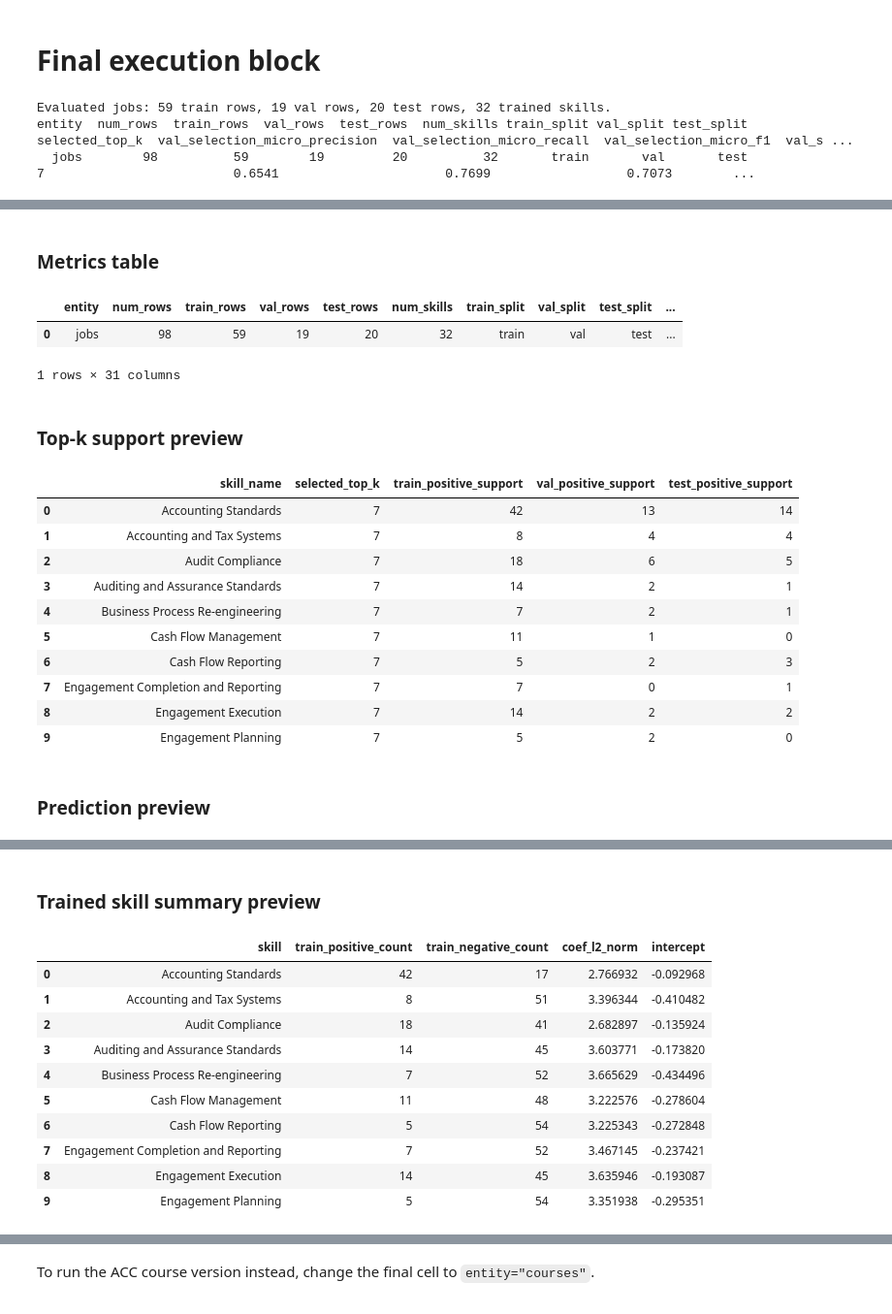
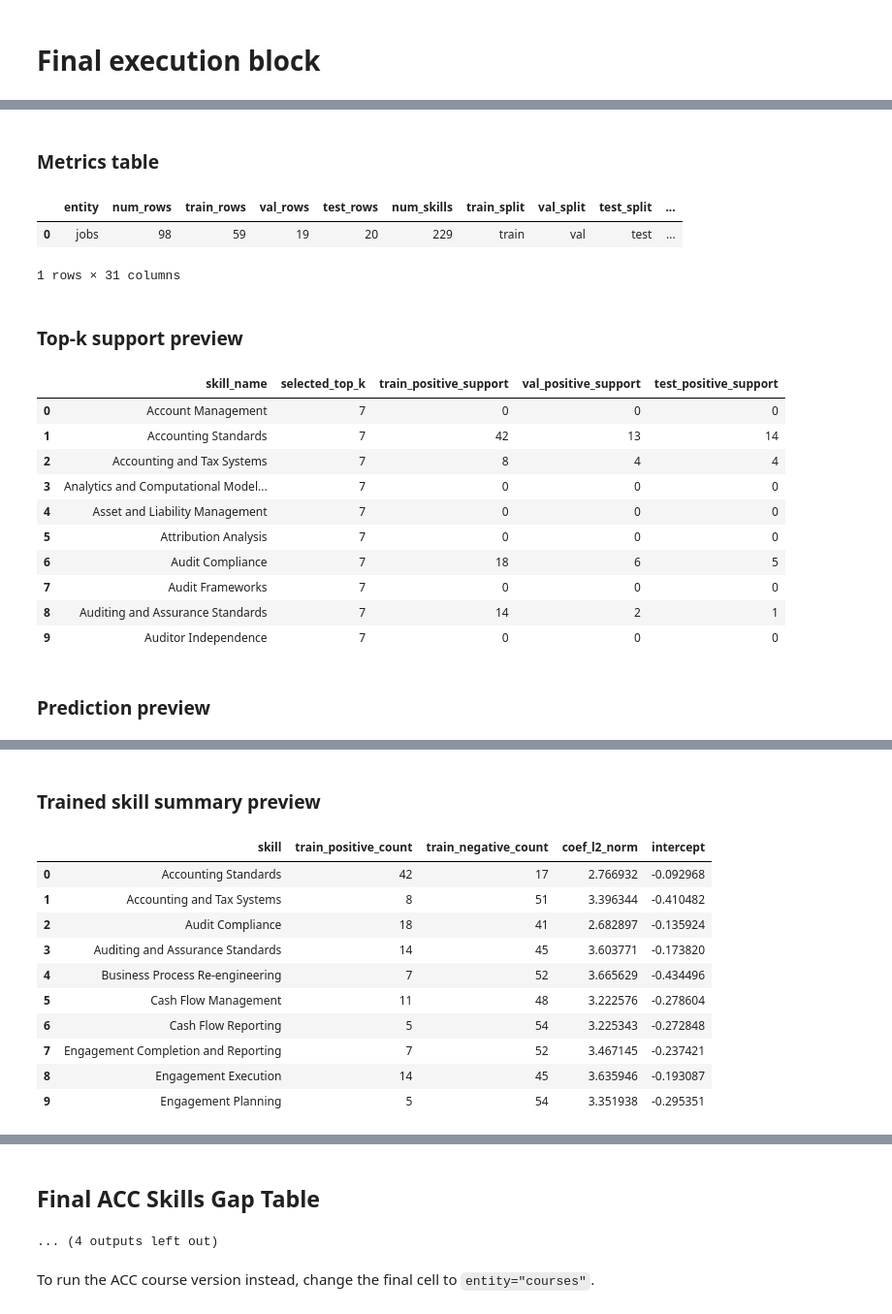
Before and after one commit to Bomb-omb/dsa4264-JobReady, a Jupyter notebook: model/ovr_logreg_topk.ipynb, the cells around one changed output, grey strips where cells are left out. Shown at 97% size. Saved outputs shown, nothing was run; the diff lists cells and outputs as text; code cells hidden in the pictures.

Commit message:
update ovr topk notebook

```diff
--- a/model/ovr_logreg_topk.ipynb
+++ b/model/ovr_logreg_topk.ipynb
@@ -677,8 +680,11 @@ def fit_acc_logreg_topk(
 # %% [markdown]
 # Final execution block
 # %%
+from train_ovr_logreg_topk import fit_acc_logreg_topk
+
 summary, metrics_df, top_k_df, predictions_df, trained_skills_df = fit_acc_logreg_topk(
     entity="jobs",
+    top_k=7,
 )
 
 selection = summary["top_k_selection"]
@@ -718,6 +724,7 @@ summary_md = f"""
   - Val: `{dataset['val_rows']}`
   - Test: `{dataset['test_rows']}`
   - Trained skills: `{dataset['trained_skills']}`
+  - Evaluation skills: `{dataset['evaluation_skills']}`
   - Dropped train-only skills: `{len(dataset['dropped_train_only_skills'])}`
   - Ignored val-only skills: `{len(dataset['ignored_val_only_skills'])}`
   - Ignored test-only skills: `{len(dataset['ignored_test_only_skills'])}`
@@ -740,18 +747,42 @@ display(trained_skills_df.head(10))
 final_summary_md = f"""
 ### Summary
 
-This notebook trains a one-vs-rest logistic regression model on the `{inputs['train_split']}` split using the precomputed embeddings and the `extracted_skills` labels. It then uses the `{inputs['val_split']}` split to choose a single global top-k value by comparing candidate k values and selecting the one with the best validation micro-F1, using recall, macro-F1, and smaller k as tie-breakers.
+This notebook trains a one-vs-rest logistic regression model on the `{inputs['train_split']}` split using the precomputed embeddings and the `extracted_skills` labels. It then evaluates a fixed global top-k value against the same ACC skill catalog used by the cosine baseline on the `{inputs['val_split']}` split and the `{inputs['test_split']}` split.
 
-For this run, the model selected `top-k = {selection['selected_top_k']}` on validation. It was then evaluated once on the `{inputs['test_split']}` split, where it achieved micro-F1 `{metrics['micro_f1']:.4f}`, macro-F1 `{metrics['macro_f1']:.4f}`, and sample-F1 `{metrics['sample_f1']:.4f}`. The exact match accuracy was `{metrics['exact_match_accuracy']:.4f}`.
+For this run, the model used `top-k = {selection['selected_top_k']}`. It achieved micro-precision `{metrics['micro_precision']:.4f}`, micro-recall `{metrics['micro_recall']:.4f}`, micro-F1 `{metrics['micro_f1']:.4f}`, macro-precision `{metrics['macro_precision']:.4f}`, macro-recall `{metrics['macro_recall']:.4f}`, macro-F1 `{metrics['macro_f1']:.4f}`, and sample-F1 `{metrics['sample_f1']:.4f}` on the `{inputs['test_split']}` split. The exact match accuracy was `{metrics['exact_match_accuracy']:.4f}`.
 
 The dataset used `{dataset['train_rows']}` train rows, `{dataset['val_rows']}` validation rows, and `{dataset['test_rows']}` test rows, with `{dataset['trained_skills']}` trainable skills after filtering low-support labels. On average, the test rows had `{metrics['avg_true_skills_per_record']:.4f}` true skills and the model predicted `{metrics['avg_predicted_skills_per_record']:.4f}` skills per row.
 """
 
 display(Markdown(final_summary_md))
+
+import importlib
+import train_ovr_logreg_topk
+train_ovr_logreg_topk = importlib.reload(train_ovr_logreg_topk)
+build_final_acc_gap_table = train_ovr_logreg_topk.build_final_acc_gap_table
+
+display(Markdown("## Final ACC Skills Gap Table"))
+
+final_model_refit_summary_df, full_model_gap_table_df, high_demand_gap_table_df = build_final_acc_gap_table(
+    selected_top_k=int(selection["selected_top_k"]),
+)
+
+print("Final ACC model refit summary:")
+display(final_model_refit_summary_df)
+print()
+print("High-demand ACC skills gap table:")
+display(high_demand_gap_table_df[[
+    "skill_name",
+    "job_demand_percent",
+    "job_demand",
+    "taught_in_any_course",
+    "taught_in_compulsory_course",
+    "curriculum_coverage",
+    "gap_interpretation",
+    "compulsory_courses",
+    "elective_courses",
+]])
 # %% [output]
-Evaluated jobs: 59 train rows, 19 val rows, 20 test rows, 32 trained skills.
-entity  num_rows  train_rows  val_rows  test_rows  num_skills train_split val_split test_split  selected_top_k  val_selection_micro_precision  val_selection_micro_recall  val_selection_micro_f1  val_s ...
-  jobs        98          59        19         20          32       train       val       test               7                         0.6541                      0.7699                  0.7073        ...
 
 ## Validation results
 
@@ -790,18 +822,18 @@ entity  num_rows  train_rows  val_rows  test_rows  num_skills train_split val_sp
 ### Metrics table
 |  | entity | num_rows | train_rows | val_rows | test_rows | num_skills | train_split | val_split | test_split | ... |
-| 0 | jobs | 98 | 59 | 19 | 20 | 32 | train | val | test | ... |
+| 0 | jobs | 98 | 59 | 19 | 20 | 229 | train | val | test | ... |
-1 rows × 31 columns
+1 rows × 31 columns
 ### Top-k support preview
 |  | skill_name | selected_top_k | train_positive_support | val_positive_support | test_positive_support |
-| 0 | Accounting Standards | 7 | 42 | 13 | 14 |
-| 1 | Accounting and Tax Systems | 7 | 8 | 4 | 4 |
-| 2 | Audit Compliance | 7 | 18 | 6 | 5 |
-| 3 | Auditing and Assurance Standards | 7 | 14 | 2 | 1 |
-| 4 | Business Process Re-engineering | 7 | 7 | 2 | 1 |
-| 5 | Cash Flow Management | 7 | 11 | 1 | 0 |
-| 6 | Cash Flow Reporting | 7 | 5 | 2 | 3 |
-| 7 | Engagement Completion and Reporting | 7 | 7 | 0 | 1 |
-| 8 | Engagement Execution | 7 | 14 | 2 | 2 |
-| 9 | Engagement Planning | 7 | 5 | 2 | 0 |
+| 0 | Account Management | 7 | 0 | 0 | 0 |
+| 1 | Accounting Standards | 7 | 42 | 13 | 14 |
+| 2 | Accounting and Tax Systems | 7 | 8 | 4 | 4 |
+| 3 | Analytics and Computational Model... | 7 | 0 | 0 | 0 |
+| 4 | Asset and Liability Management | 7 | 0 | 0 | 0 |
+| 5 | Attribution Analysis | 7 | 0 | 0 | 0 |
+| 6 | Audit Compliance | 7 | 18 | 6 | 5 |
+| 7 | Audit Frameworks | 7 | 0 | 0 | 0 |
+| 8 | Auditing and Assurance Standards | 7 | 14 | 2 | 1 |
+| 9 | Auditor Independence | 7 | 0 | 0 | 0 |
 ### Prediction preview
 |  | record_id | title | split | true_skills | predicted_top_k_skills | predicted_top_k_scores | ... |
@@ -838,2 +870,4 @@ The dataset used `59` train rows, `19` validation rows, and `20` test rows, with
+## Final ACC Skills Gap Table
+... (4 outputs left out)
 # %% [markdown]
 To run the ACC course version instead, change the final cell to `entity="courses"`.
```
Also changed, not shown: parts of 2 cells of this notebook, 1 other file.
